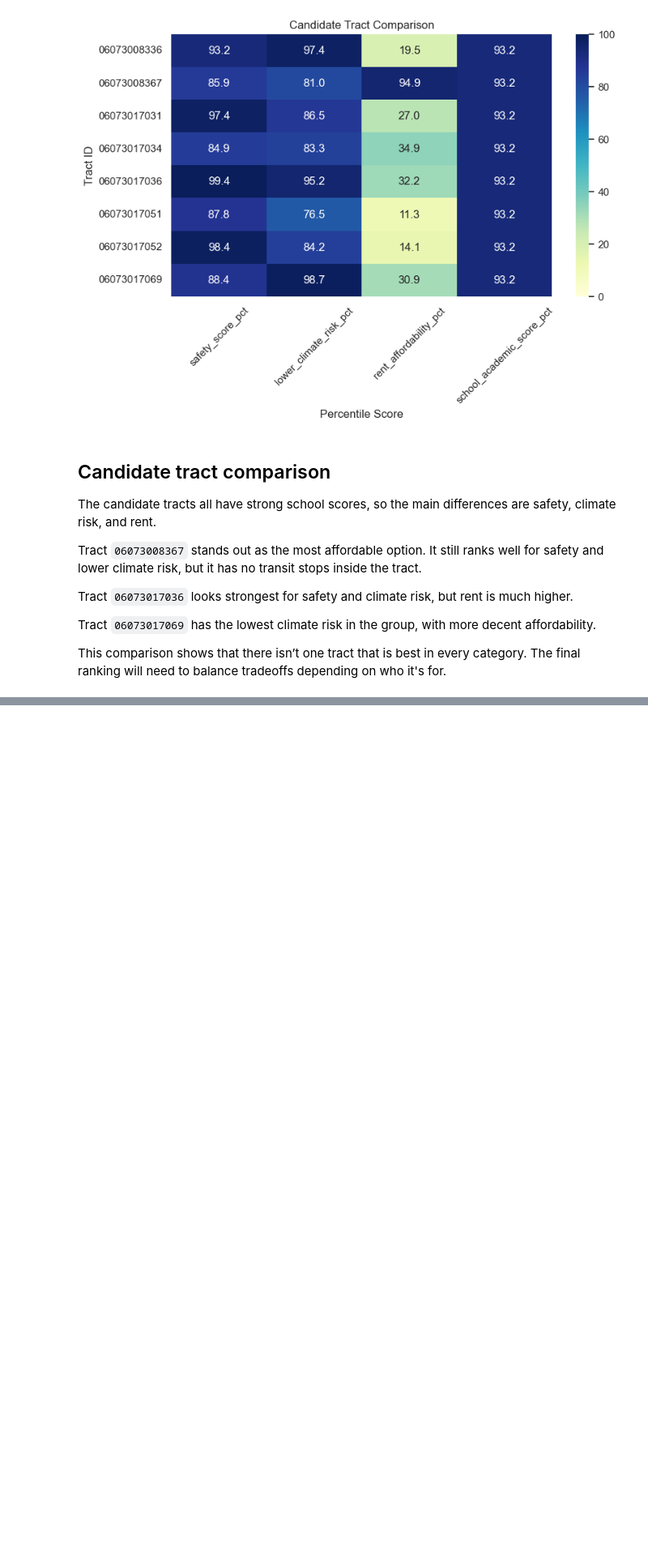
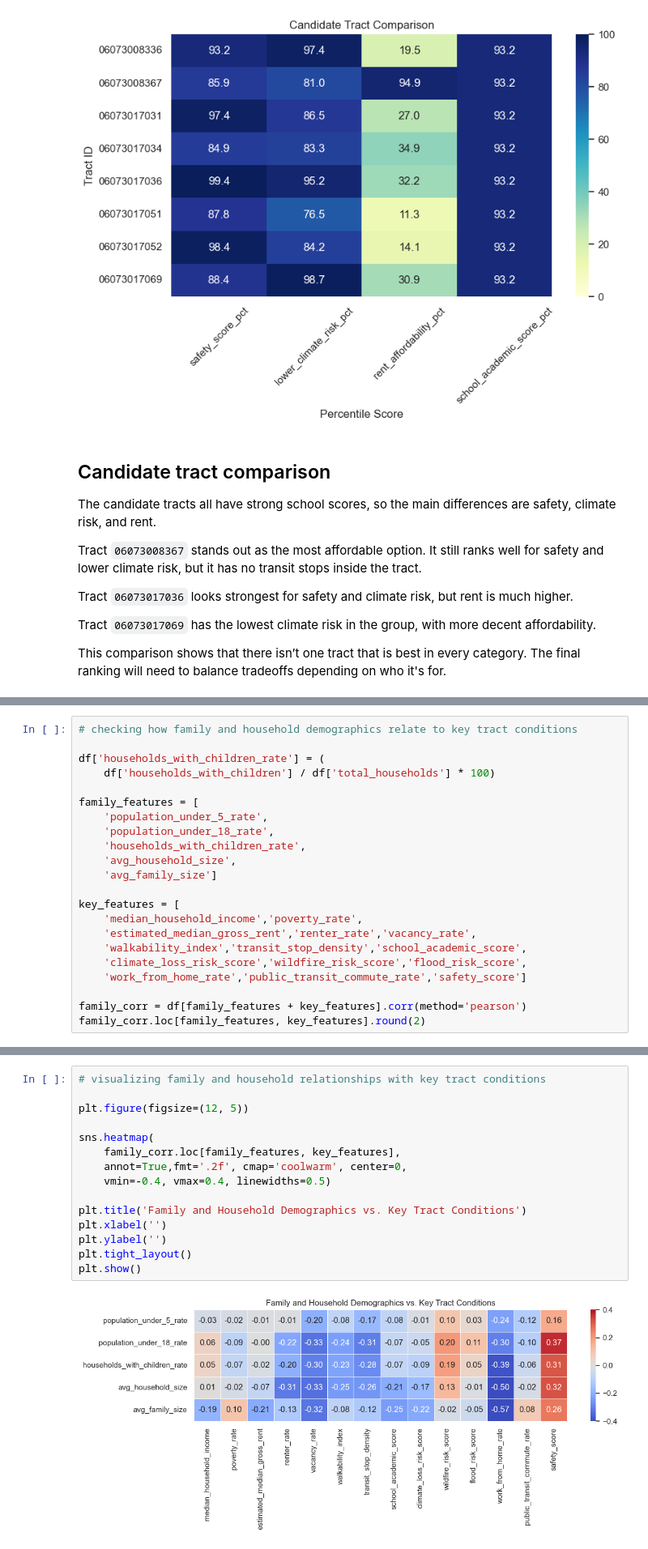
Before and after one commit to coco-martinez/san-diego-neighborhood-opportunity, a Jupyter notebook: notebooks/08_eda.ipynb, the cells around one changed output, grey strips where cells are left out. Shown at 81% size. Cells and saved outputs as stored; diff of their text form; blank space fills up the shorter version.

```diff
--- a/notebooks/08_eda.ipynb
+++ b/notebooks/08_eda.ipynb
@@ -1408,0 +1479,22 @@ SDPD dataset: (311, 76) ..\data\processed\master_residential_tract_features_sdpd
+# %%
+# checking how family and household demographics relate to key tract conditions
+
+df['households_with_children_rate'] = (
+    df['households_with_children'] / df['total_households'] * 100)
+
+family_features = [
+    'population_under_5_rate',
+    'population_under_18_rate',
+    'households_with_children_rate',
+    'avg_household_size',
+    'avg_family_size']
+
+key_features = [
+    'median_household_income','poverty_rate',
+    'estimated_median_gross_rent','renter_rate','vacancy_rate',
+    'walkability_index','transit_stop_density','school_academic_score',
+    'climate_loss_risk_score','wildfire_risk_score','flood_risk_score',
+    'work_from_home_rate','public_transit_commute_rate','safety_score']
+
+family_corr = df[family_features + key_features].corr(method='pearson')
+family_corr.loc[family_features, key_features].round(2)
@@ -1408,0 +1508,17 @@ SDPD dataset: (311, 76) ..\data\processed\master_residential_tract_features_sdpd
+# %%
+# visualizing family and household relationships with key tract conditions
+
+plt.figure(figsize=(12, 5))
+
+sns.heatmap(
+    family_corr.loc[family_features, key_features],
+    annot=True,fmt='.2f', cmap='coolwarm', center=0,
+    vmin=-0.4, vmax=0.4, linewidths=0.5)
+
+plt.title('Family and Household Demographics vs. Key Tract Conditions')
+plt.xlabel('')
+plt.ylabel('')
+plt.tight_layout()
+plt.show()
+# %% [output]
+[figure, added]
```
Also changed, not shown: parts of 17 cells of this notebook, 1 other file.
